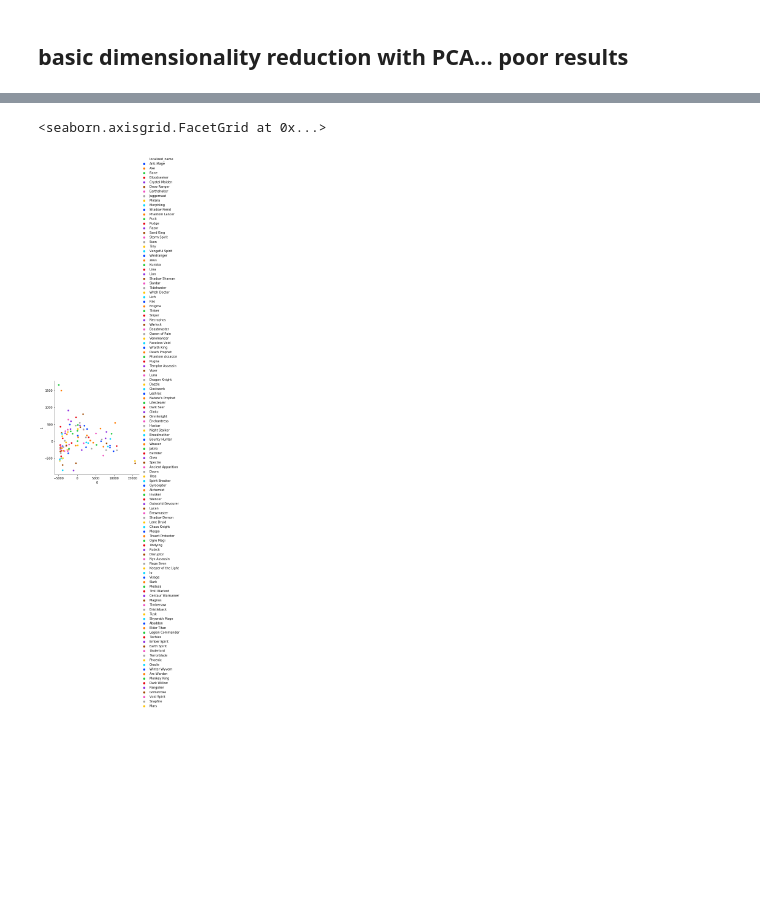
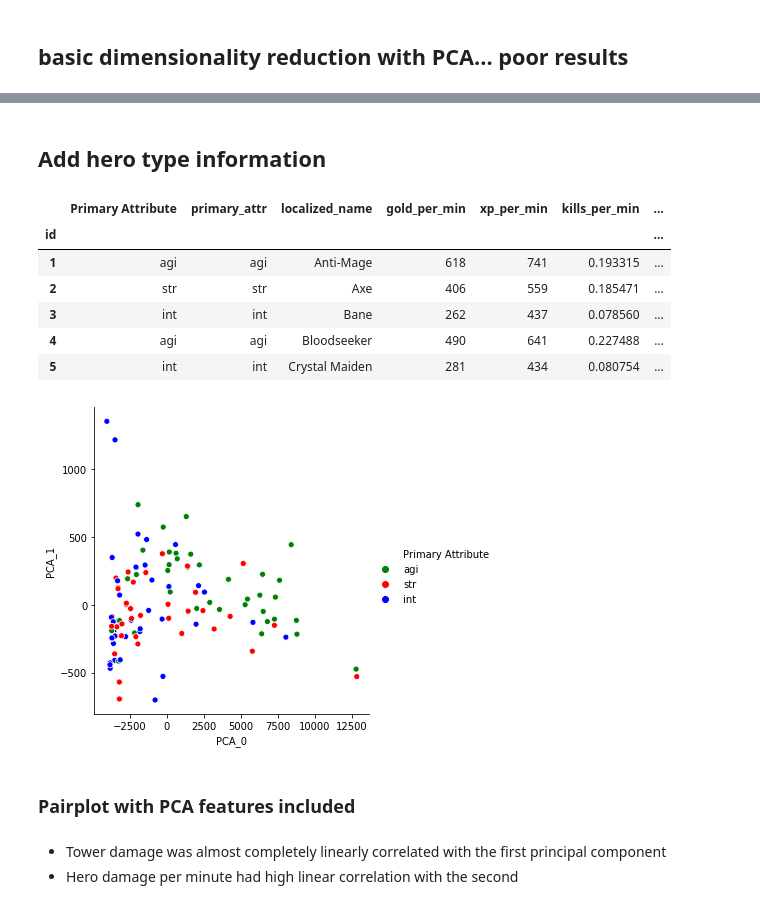
Before and after one commit to loftusa/Dota-Stats, a Jupyter notebook: data_cleaning.ipynb, the cells around one changed output, grey strips where cells are left out. Drawn from its saved outputs; the diff is of its cells as text; code cells hidden in the pictures; blank space fills up the shorter version.

```diff
--- a/data_cleaning.ipynb
+++ b/data_cleaning.ipynb
@@ -145,18 +141,33 @@ sns.pairplot(pairplot_data)
+# %% [markdown]
+## Add hero type information
+# %%
+# hero_stats["primary_attr"] = heroes["primary_attr"]
+hero_stats.insert(0, "Primary Attribute", heroes["primary_attr"])
+hero_stats.head()
+# %% [output]
+|  | Primary Attribute | primary_attr | localized_name | gold_per_min | xp_per_min | kills_per_min | ... |
+| id |  |  |  |  |  |  | ... |
+| 1 | agi | agi | Anti-Mage | 618 | 741 | 0.193315 | ... |
+| 2 | str | str | Axe | 406 | 559 | 0.185471 | ... |
+| 3 | int | int | Bane | 262 | 437 | 0.078560 | ... |
+| 4 | agi | agi | Bloodseeker | 490 | 641 | 0.227488 | ... |
+| 5 | int | int | Crystal Maiden | 281 | 434 | 0.080754 | ... |
+# %%
+palette = ["green", "red", "blue"]  # for plotting based on primary attribute
 # %%
-data = hero_stats.drop("localized_name", axis=1).values
+data = hero_stats.drop(["localized_name", "Primary Attribute"], axis=1).values
 target_names = np.array(hero_stats["localized_name"])
 
 pca = PCA(n_components=2)
 X_r = pca.fit(data).transform(data)
 
-hero_stats.loc[:, 0] = X_r[:, 0]
-hero_stats.loc[:, 1] = X_r[:, 1]
+hero_stats.loc[:, "PCA_0"] = X_r[:, 0]
+hero_stats.loc[:, "PCA_1"] = X_r[:, 1]
 
 
-sns.relplot(x=0, y=1, hue="localized_name", data=hero_stats, palette="bright")  # doesn't show anything useful
+pca1 = sns.relplot(x="PCA_0", y="PCA_1", hue="Primary Attribute", data=hero_stats, palette=palette)
 # todo / to try: different clustering methods, normalize data first,
 # figure out a way to plot so that you can figure out which hero is which
 # don't plot with a huge legend
 # %% [output]
-<seaborn.axisgrid.FacetGrid at 0x...>
-[figure, old version]
+[figure, new version]
@@ -165,0 +174,5 @@ hero_stats.loc[:, 1] = X_r[:, 1]
+# %% [markdown]
+### Pairplot with PCA features included
+# %% [markdown]
+- Tower damage was almost completely linearly correlated with the first principal component
+- Hero damage per minute had high linear correlation with the second
```
Also changed, not shown: parts of 17 cells of this notebook.
